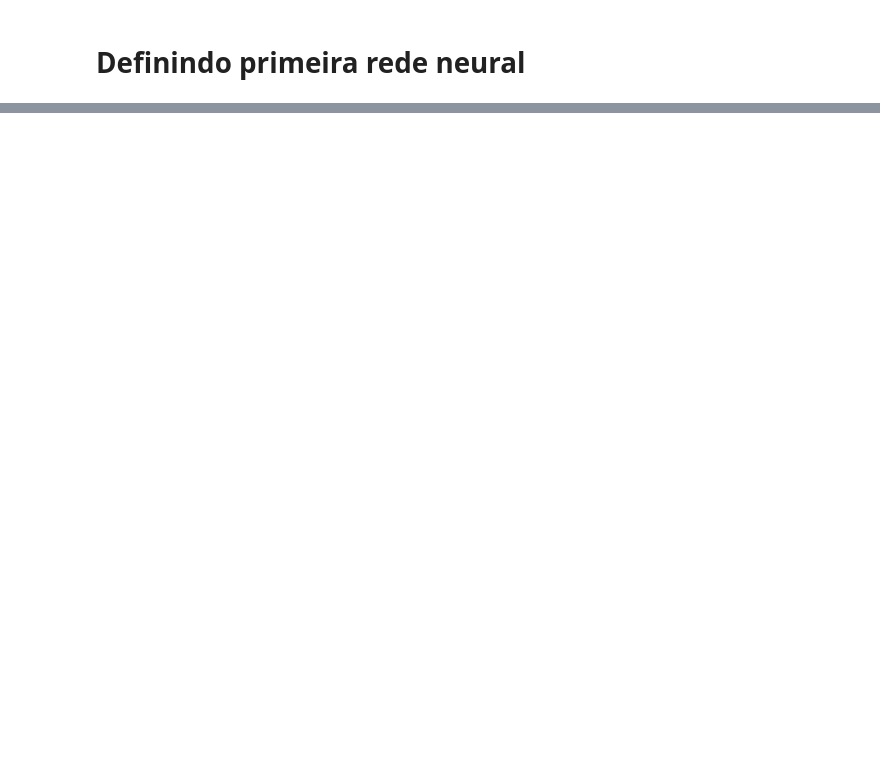
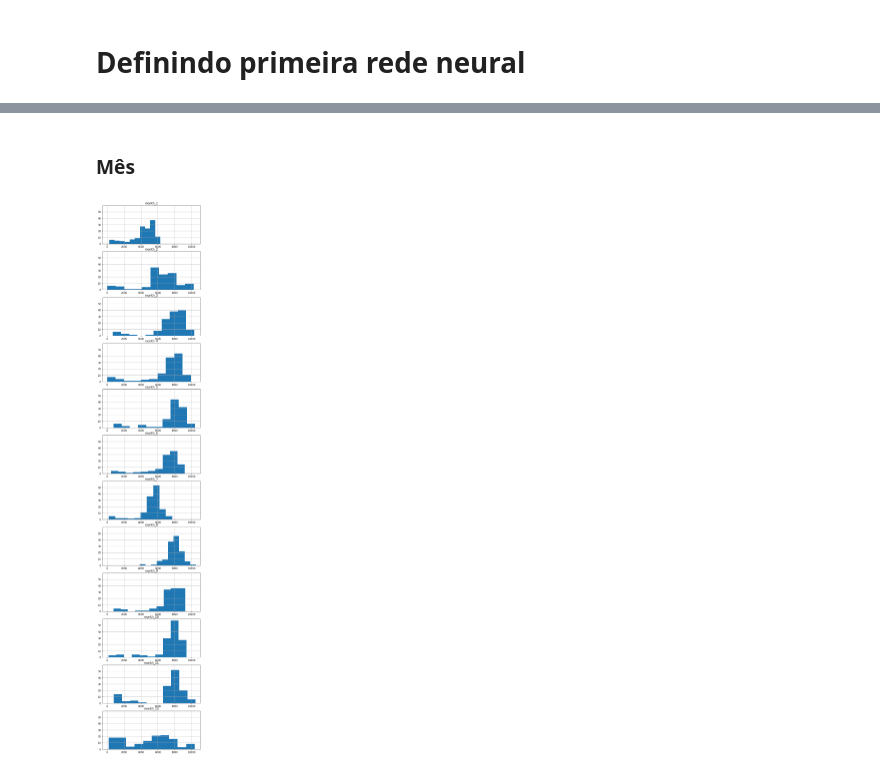
Before and after one commit to henriquemeloo/psi3571-regressor-circulares, a Jupyter notebook: models.ipynb, the cells around one changed output, grey strips where cells are left out. Drawn from its saved outputs; the diff is of its cells as text; code cells hidden in the pictures; blank space fills up the shorter version.

```diff
--- a/models.ipynb
+++ b/models.ipynb
@@ -155,0 +180,15 @@ Epoch 1398/10000
+# %% [markdown]
+### Mês
+# %%
+weekday_circular = circular_database.loc[(circular_database['weekday_5'] == 0) & (circular_database['weekday_6'] == 0)]
+
+plt.figure(figsize=(7,40))
+ax0 = plt.subplot(12, 1, 1)
+weekday_circular.loc[weekday_circular['month_1'] == 1][['8012','8022']].sum(axis=1).hist()
+plt.title('month_1')
+for i in range(2, 13):
+    plt.subplot(12, 1, i, sharex=ax0, sharey=ax0)
+    weekday_circular.loc[weekday_circular['month_{i}'.format(i=i)] == 1][['8012','8022']].sum(axis=1).hist()
+    plt.title('month_{i}'.format(i=i))
+# %% [output]
+[figure, added]
```
Also changed, not shown: parts of 11 cells of this notebook.
